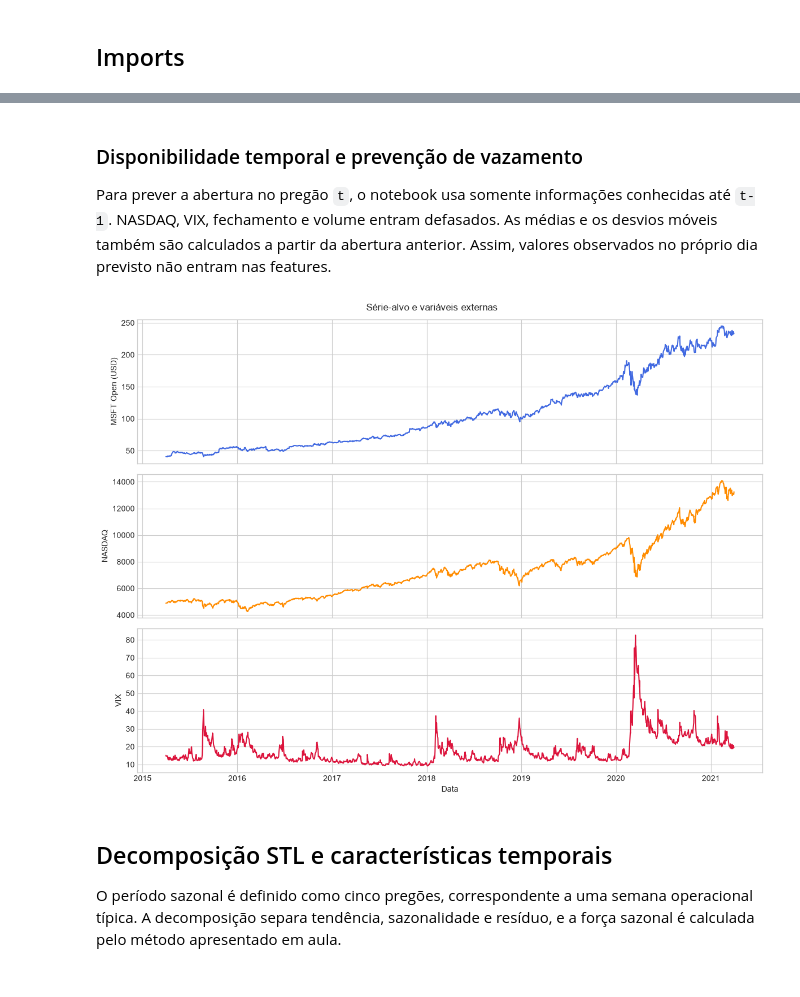
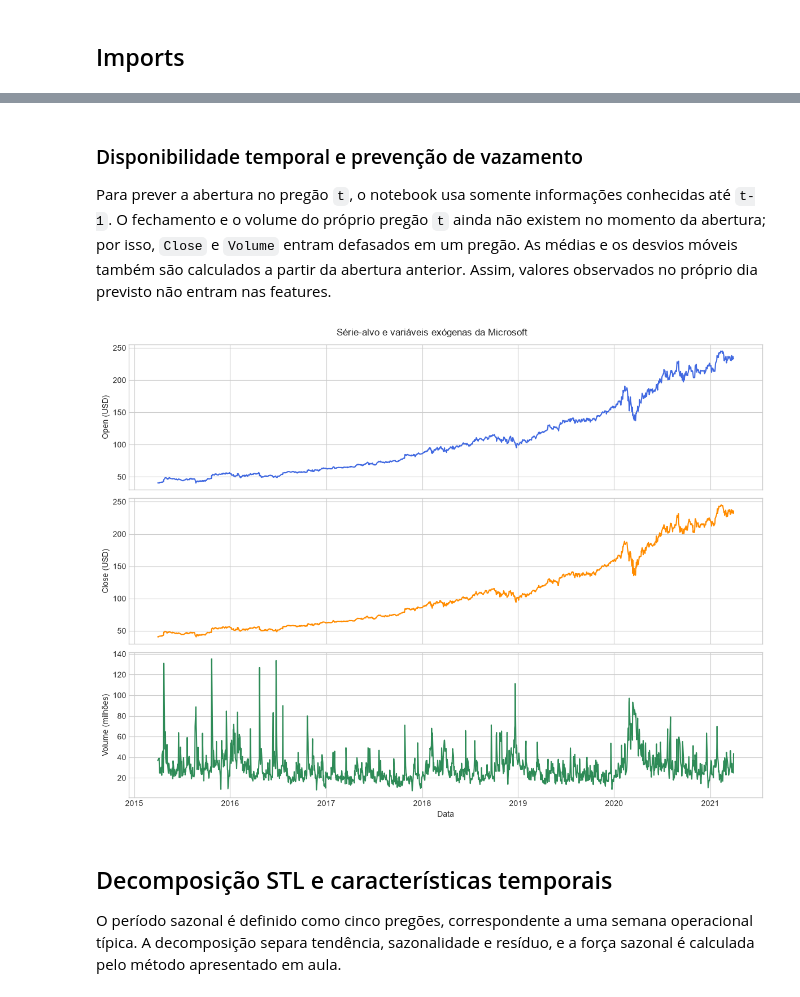
Before and after one commit to KarinaShimoiizaka/Modelagem-Comparativa-de-Series-Temporais, a Jupyter notebook: microsoft/main.ipynb, the cells around one changed output, grey strips where cells are left out. Drawn from its saved outputs; the diff is of its cells as text; code cells hidden in the pictures.

```diff
--- a/microsoft/main.ipynb
+++ b/microsoft/main.ipynb
@@ -62,35 +65,26 @@ A série-alvo representa o preço de abertura diário da ação da Microsoft em
 # %%
 msft = pd.read_csv(DATA / "Microsoft_Stock.csv")
-nasdaq = pd.read_csv(DATA / "NASDAQ.csv")
-vix = pd.read_csv(DATA / "VIX.csv")
 
-for frame in (msft, nasdaq, vix):
-    frame["Date"] = pd.to_datetime(frame["Date"]).dt.normalize()
-
+msft["Date"] = pd.to_datetime(msft["Date"]).dt.normalize()
 msft = msft.sort_values("Date").drop_duplicates("Date").reset_index(drop=True)
-nasdaq = nasdaq.sort_values("Date").drop_duplicates("Date")
-vix = vix.sort_values("Date").drop_duplicates("Date")
 
 # Correção apenas na cópia de trabalho. O arquivo original permanece inalterado.
 data_outlier = pd.Timestamp("2019-12-09")
 volume_original = int(msft.loc[msft["Date"].eq(data_outlier), "Volume"].iloc[0])
 msft.loc[msft["Date"].eq(data_outlier), "Volume"] = 16_687_400
 
-base = msft.merge(nasdaq, on="Date", how="left").merge(vix, on="Date", how="left")
-ausentes_externas_antes = int(base[["NASDAQ_Close", "VIX_Close"]].isna().sum().sum())
-base[["NASDAQ_Close", "VIX_Close"]] = base[["NASDAQ_Close", "VIX_Close"]].ffill()
+base = msft.copy()
 
 auditoria = pd.DataFrame(
     {
         "Verificação": [
             "Observações", "Data inicial", "Data final", "Datas duplicadas",
-            "Ausências externas antes do preenchimento", "Valores ausentes finais",
-            "Volume original em 09/12/2019", "Volume corrigido"
+            "Valores ausentes finais", "Volume original em 09/12/2019", "Volume corrigido"
         ],
         "Resultado": [
             len(base), base["Date"].min().date(), base["Date"].max().date(),
-            int(base["Date"].duplicated().sum()), ausentes_externas_antes,
-            int(base.isna().sum().sum()), volume_original, 16_687_400
+            int(base["Date"].duplicated().sum()), int(base.isna().sum().sum()),
+            volume_original, 16_687_400
         ],
     }
 )
@@ -98,10 +92,8 @@ auditoria = pd.DataFrame(
 dicionario_variaveis = pd.DataFrame(
     [
         ["Open", "Preço de abertura da MSFT", "USD", "Alvo no pregão t"],
-        ["Close", "Preço de fechamento da MSFT", "USD", "Usado com defasagem de 1 pregão"],
-        ["Volume", "Quantidade negociada da MSFT", "Ações", "Usado com defasagem e log"],
-        ["NASDAQ_Close", "Fechamento do NASDAQ Composite", "Pontos", "Variável externa defasada"],
-        ["VIX_Close", "Fechamento do índice de volatilidade VIX", "Pontos", "Variável externa defasada"],
+        ["Close", "Preço de fechamento da MSFT", "USD", "Exógena com defasagem de 1 pregão"],
+        ["Volume", "Quantidade negociada da MSFT", "Ações", "Exógena com log e defasagem de 1 pregão"],
     ],
     columns=["Variável", "Significado", "Unidade", "Uso na previsão"],
 )
@@ -110,7 +102,7 @@ display(base.head())
 display(auditoria)
 display(dicionario_variaveis)
 display(Markdown(
-    "A junção final não contém ausências nem datas duplicadas. As diferenças entre datas consecutivas "
+    "A base final não contém ausências nem datas duplicadas. As diferenças entre datas consecutivas "
     "correspondem a fins de semana e feriados; a unidade temporal usada na modelagem é o pregão, não o dia civil."
 ))
 # %% [output]
@@ -139,21 +128,21 @@ A junção final não contém ausências nem datas duplicadas. As diferenças en
 # %% [markdown]
 ### Disponibilidade temporal e prevenção de vazamento
 
-Para prever a abertura no pregão `t`, o notebook usa somente informações conhecidas até `t-1`. NASDAQ, VIX, fechamento e volume entram defasados. As médias e os desvios móveis também são calculados a partir da abertura anterior. Assim, valores observados no próprio dia previsto não entram nas features.
+Para prever a abertura no pregão `t`, o notebook usa somente informações conhecidas até `t-1`. O fechamento e o volume do próprio pregão `t` ainda não existem no momento da abertura; por isso, `Close` e `Volume` entram defasados em um pregão. As médias e os desvios móveis também são calculados a partir da abertura anterior. Assim, valores observados no próprio dia previsto não entram nas features.
 # %%
 fig, axes = plt.subplots(3, 1, figsize=(12, 9), sharex=True)
 axes[0].plot(base["Date"], base["Open"], color="royalblue")
-axes[0].set_ylabel("MSFT Open (USD)")
-axes[1].plot(base["Date"], base["NASDAQ_Close"], color="darkorange")
-axes[1].set_ylabel("NASDAQ")
-axes[2].plot(base["Date"], base["VIX_Close"], color="crimson")
-axes[2].set_ylabel("VIX")
+axes[0].set_ylabel("Open (USD)")
+axes[1].plot(base["Date"], base["Close"], color="darkorange")
+axes[1].set_ylabel("Close (USD)")
+axes[2].plot(base["Date"], base["Volume"] / 1_000_000, color="seagreen")
+axes[2].set_ylabel("Volume (milhões)")
 axes[2].set_xlabel("Data")
-fig.suptitle("Série-alvo e variáveis externas")
+fig.suptitle("Série-alvo e variáveis exógenas da Microsoft")
 plt.tight_layout()
 plt.show()
 # %% [output]
-[figure, old version]
+[figure, new version]
 # %% [markdown]
 ## Decomposição STL e características temporais
 
```
Also changed, not shown: parts of 15 cells of this notebook, 20 other files.
